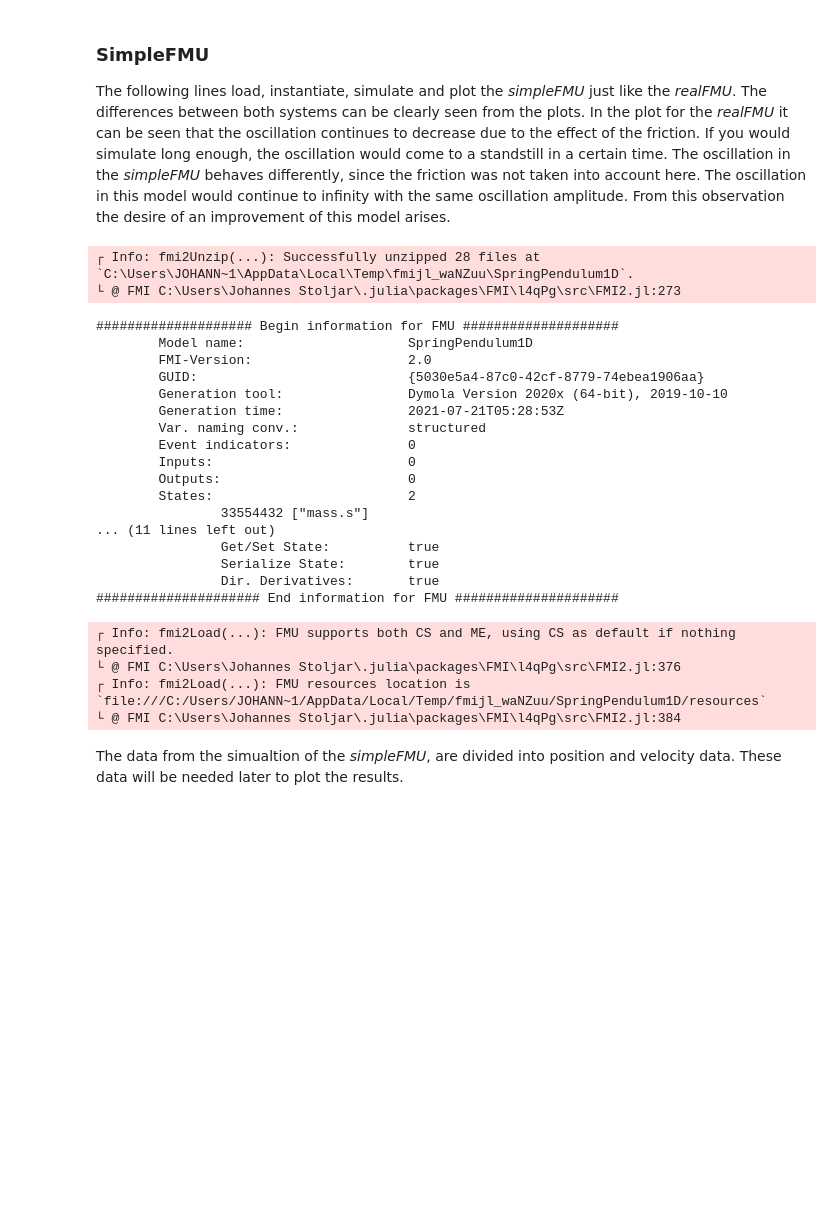
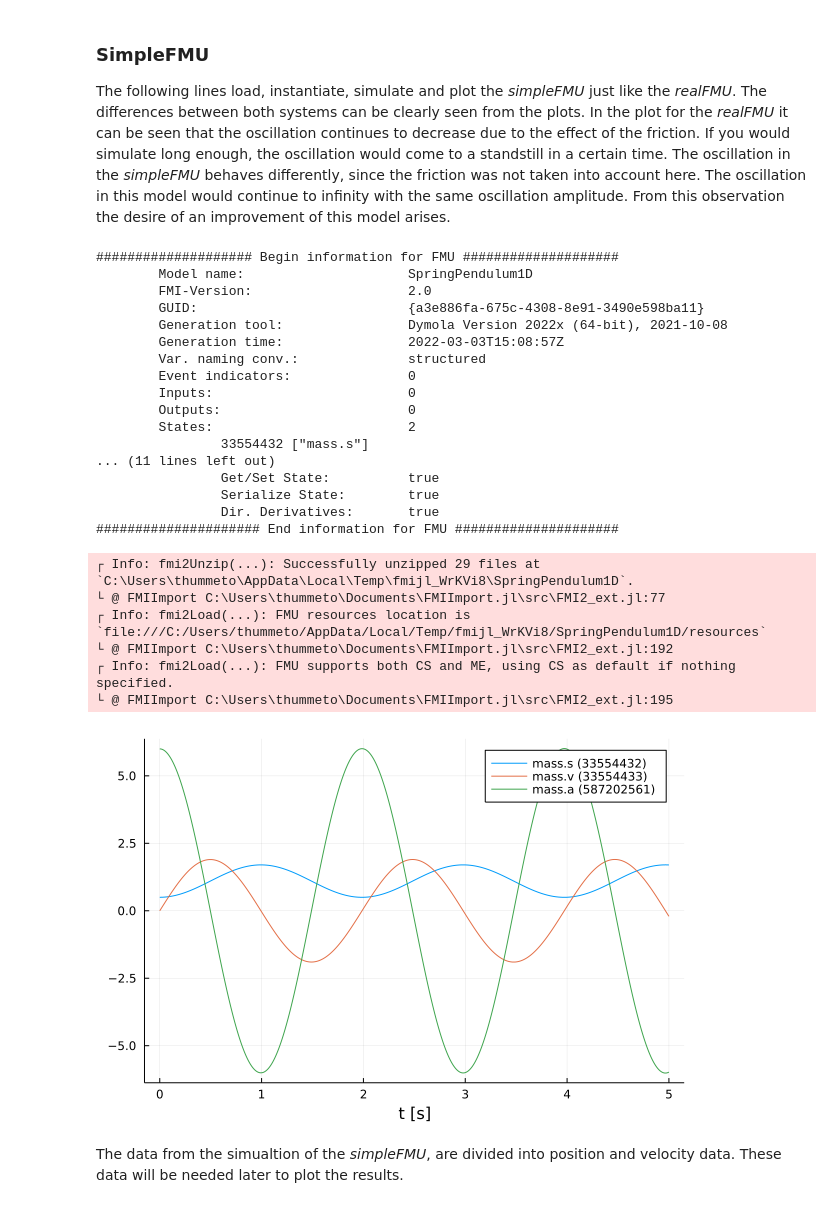
Before and after one commit to ThummeTo/FMIFlux.jl, a Jupyter notebook: example/simple_hybrid_ME.ipynb, the cells around one changed output. Cells and saved outputs as stored; diff of their text form; code cells hidden in the pictures; blank space fills up the shorter version.

```diff
--- a/example/simple_hybrid_ME.ipynb
+++ b/example/simple_hybrid_ME.ipynb
@@ -188,38 +175,39 @@ posReal = collect(data[1] for data in realSimData.saveval)
 
 The following lines load, instantiate, simulate and plot the *simpleFMU* just like the *realFMU*. The differences between both systems can be clearly seen from the plots. In the plot for the *realFMU* it can be seen that the oscillation continues to decrease due to the effect of the friction. If you would simulate long enough, the oscillation would come to a standstill in a certain time. The oscillation in the *simpleFMU* behaves differently, since the friction was not taken into account here. The oscillation in this model would continue to infinity with the same oscillation amplitude. From this observation the desire of an improvement of this model arises.
 # %%
-simpleFMU = fmiLoad(simpleFMUPath)
+simpleFMU = fmiLoad("SpringPendulum1D", "Dymola", "2022x")
 
 fmiInstantiate!(simpleFMU; loggingOn=false)
 fmiInfo(simpleFMU)
 
 vrs = ["mass.s", "mass.v", "mass.a"]
 _, simpleSimData = fmiSimulate(simpleFMU, tStart, tStop; recordValues=vrs, saveat=tSave, reset=false)
 fmiPlot(simpleFMU, vrs, simpleSimData)
 # %% [output]
-┌ Info: fmi2Unzip(...): Successfully unzipped 28 files at `C:\Users\JOHANN~1\AppData\Local\Temp\fmijl_waNZuu\SpringPendulum1D`.
-└ @ FMI C:\Users\Johannes Stoljar\.julia\packages\FMI\l4qPg\src\FMI2.jl:273
+#################### Begin information for FMU ####################
+        Model name:                     SpringPendulum1D
+        FMI-Version:                    2.0
+        GUID:                           {a3e886fa-675c-4308-8e91-3490e598ba11}
+        Generation tool:                Dymola Version 2022x (64-bit), 2021-10-08
+        Generation time:                2022-03-03T15:08:57Z
+        Var. naming conv.:              structured
+        Event indicators:               0
+        Inputs:                         0
+        Outputs:                        0
+        States:                         2
+                33554432 ["mass.s"]
+... (11 lines left out)
+                Get/Set State:          true
+                Serialize State:        true
+                Dir. Derivatives:       true
+##################### End information for FMU #####################
-#################### Begin information for FMU ####################
-        Model name:                     SpringPendulum1D
-        FMI-Version:                    2.0
-        GUID:                           {5030e5a4-87c0-42cf-8779-74ebea1906aa}
-        Generation tool:                Dymola Version 2020x (64-bit), 2019-10-10
-        Generation time:                2021-07-21T05:28:53Z
-        Var. naming conv.:              structured
-        Event indicators:               0
-        Inputs:                         0
-        Outputs:                        0
-        States:                         2
-                33554432 ["mass.s"]
-... (11 lines left out)
-                Get/Set State:          true
-                Serialize State:        true
-                Dir. Derivatives:       true
-##################### End information for FMU #####################
+┌ Info: fmi2Unzip(...): Successfully unzipped 29 files at `C:\Users\thummeto\AppData\Local\Temp\fmijl_WrKVi8\SpringPendulum1D`.
+└ @ FMIImport C:\Users\thummeto\Documents\FMIImport.jl\src\FMI2_ext.jl:77
+┌ Info: fmi2Load(...): FMU resources location is `file:///C:/Users/thummeto/AppData/Local/Temp/fmijl_WrKVi8/SpringPendulum1D/resources`
+└ @ FMIImport C:\Users\thummeto\Documents\FMIImport.jl\src\FMI2_ext.jl:192
+┌ Info: fmi2Load(...): FMU supports both CS and ME, using CS as default if nothing specified.
+└ @ FMIImport C:\Users\thummeto\Documents\FMIImport.jl\src\FMI2_ext.jl:195
-┌ Info: fmi2Load(...): FMU supports both CS and ME, using CS as default if nothing specified.
-└ @ FMI C:\Users\Johannes Stoljar\.julia\packages\FMI\l4qPg\src\FMI2.jl:376
-┌ Info: fmi2Load(...): FMU resources location is `file:///C:/Users/JOHANN~1/AppData/Local/Temp/fmijl_waNZuu/SpringPendulum1D/resources`
-└ @ FMI C:\Users\Johannes Stoljar\.julia\packages\FMI\l4qPg\src\FMI2.jl:384
+[figure, added]
 # %% [markdown]
 The data from the simualtion of the *simpleFMU*, are divided into position and velocity data. These data will be needed later to plot the results.
 # %%
```
Also changed, not shown: parts of 15 cells of this notebook, 20 other files.
